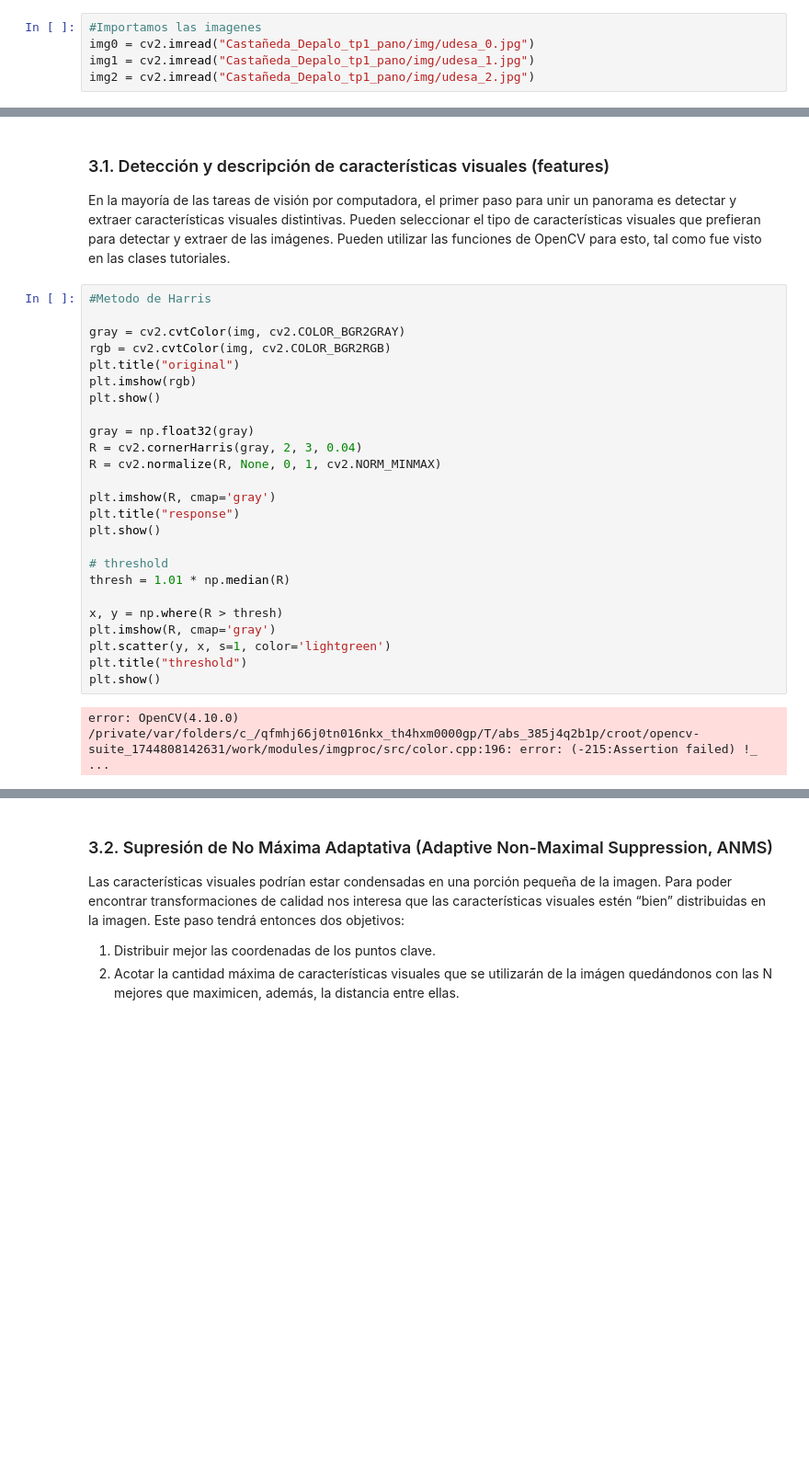
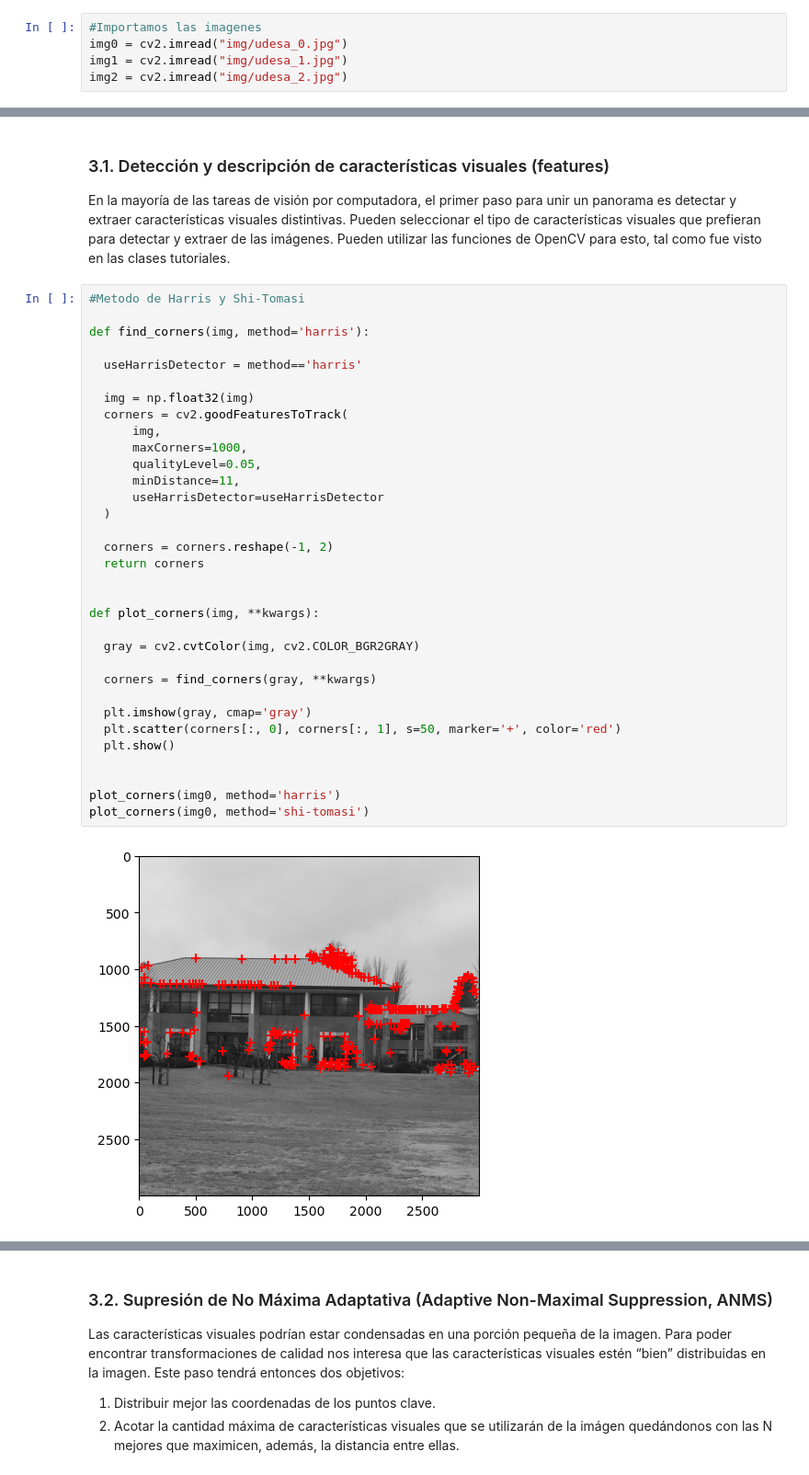
Before and after one commit to belendepaloo/Vision-Artificial, a Jupyter notebook: Castañeda_Depalo_tp1_pano/tp1_pano.ipynb, the cells around one changed output, grey strips where cells are left out. Shown: that part at 92% size. Saved outputs shown, nothing was run; the diff lists cells and outputs as text; blank space fills up the shorter version.

```diff
--- a/Castañeda_Depalo_tp1_pano/tp1_pano.ipynb
+++ b/Castañeda_Depalo_tp1_pano/tp1_pano.ipynb
@@ -6,6 +6,6 @@ import matplotlib.pyplot as plt
 import cv2
 # %%
 #Importamos las imagenes
-img0 = cv2.imread("Castañeda_Depalo_tp1_pano/img/udesa_0.jpg")
-img1 = cv2.imread("Castañeda_Depalo_tp1_pano/img/udesa_1.jpg")
-img2 = cv2.imread("Castañeda_Depalo_tp1_pano/img/udesa_2.jpg")
+img0 = cv2.imread("img/udesa_0.jpg")
+img1 = cv2.imread("img/udesa_1.jpg")
+img2 = cv2.imread("img/udesa_2.jpg")
@@ -20,30 +16,38 @@ panorama es detectar y extraer características visuales distintivas.
 Pueden seleccionar el tipo de características visuales que prefieran para detectar
 y extraer de las imágenes. Pueden utilizar las funciones de OpenCV para esto, tal
 como fue visto en las clases tutoriales.
-# %%
-#Metodo de Harris
-
-gray = cv2.cvtColor(img, cv2.COLOR_BGR2GRAY)
-rgb = cv2.cvtColor(img, cv2.COLOR_BGR2RGB)
-plt.title("original")
-plt.imshow(rgb)
-plt.show()
-
-gray = np.float32(gray)
-R = cv2.cornerHarris(gray, 2, 3, 0.04)
-R = cv2.normalize(R, None, 0, 1, cv2.NORM_MINMAX)
-
-plt.imshow(R, cmap='gray')
-plt.title("response")
-plt.show()
-
-# threshold
-thresh = 1.01 * np.median(R)
-
-x, y = np.where(R > thresh)
-plt.imshow(R, cmap='gray')
-plt.scatter(y, x, s=1, color='lightgreen')
-plt.title("threshold")
-plt.show()
-# %% [output]
-error: OpenCV(4.10.0) /private/var/folders/c_/qfmhj66j0tn016nkx_th4hxm0000gp/T/abs_385j4q2b1p/croot/opencv-suite_1744808142631/work/modules/imgproc/src/color.cpp:196: error: (-215:Assertion failed) !_ ...
+# %%
+#Metodo de Harris y Shi-Tomasi
+
+def find_corners(img, method='harris'):
+
+  useHarrisDetector = method=='harris'
+
+  img = np.float32(img)
+  corners = cv2.goodFeaturesToTrack(
+      img,
+      maxCorners=1000,
+      qualityLevel=0.05,
+      minDistance=11,
+      useHarrisDetector=useHarrisDetector
+  )
+
+  corners = corners.reshape(-1, 2)
+  return corners
+
+
+def plot_corners(img, **kwargs):
+
+  gray = cv2.cvtColor(img, cv2.COLOR_BGR2GRAY)
+
+  corners = find_corners(gray, **kwargs)
+
+  plt.imshow(gray, cmap='gray')
+  plt.scatter(corners[:, 0], corners[:, 1], s=50, marker='+', color='red')
+  plt.show()
+
+
+plot_corners(img0, method='harris')
+plot_corners(img0, method='shi-tomasi')
+# %% [output]
+[figure, added]
```
Also changed, not shown: parts of 2 cells of this notebook.
